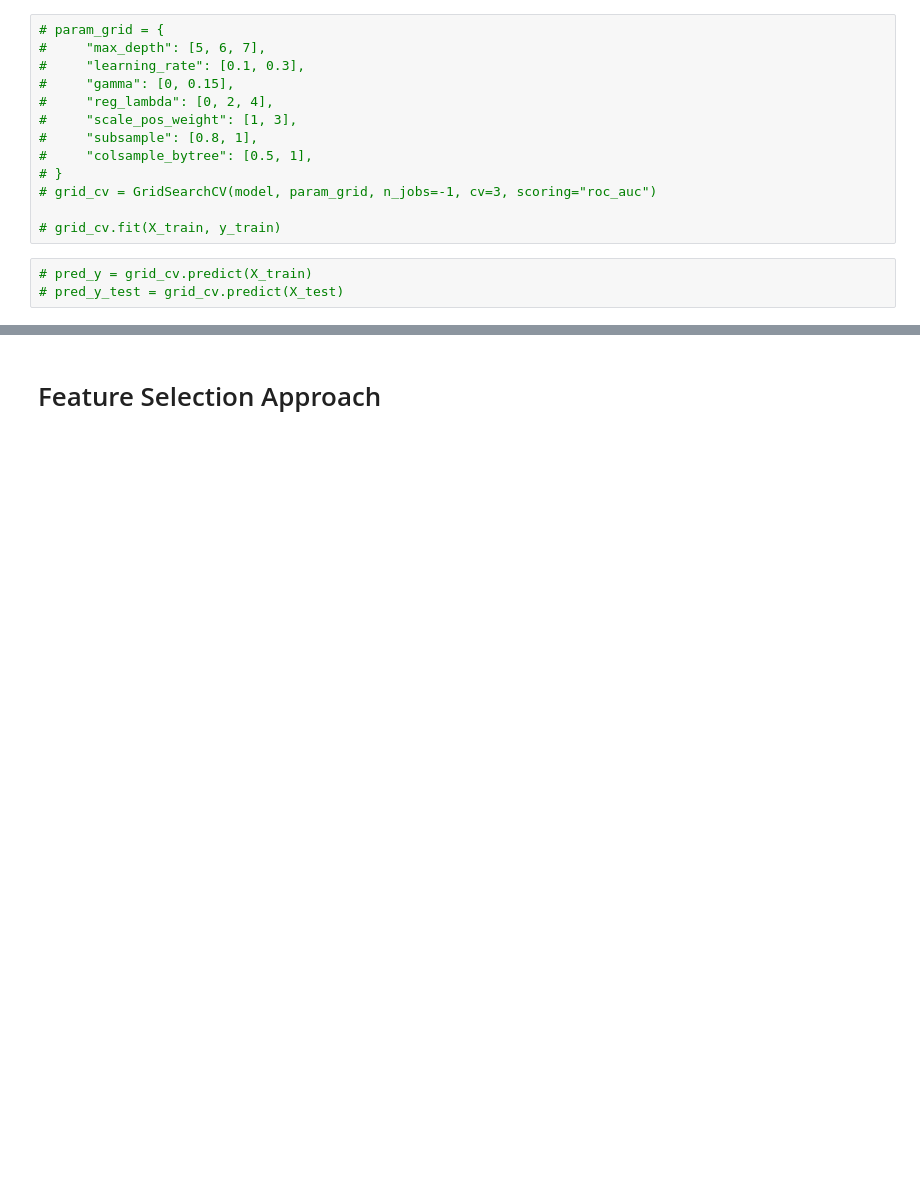
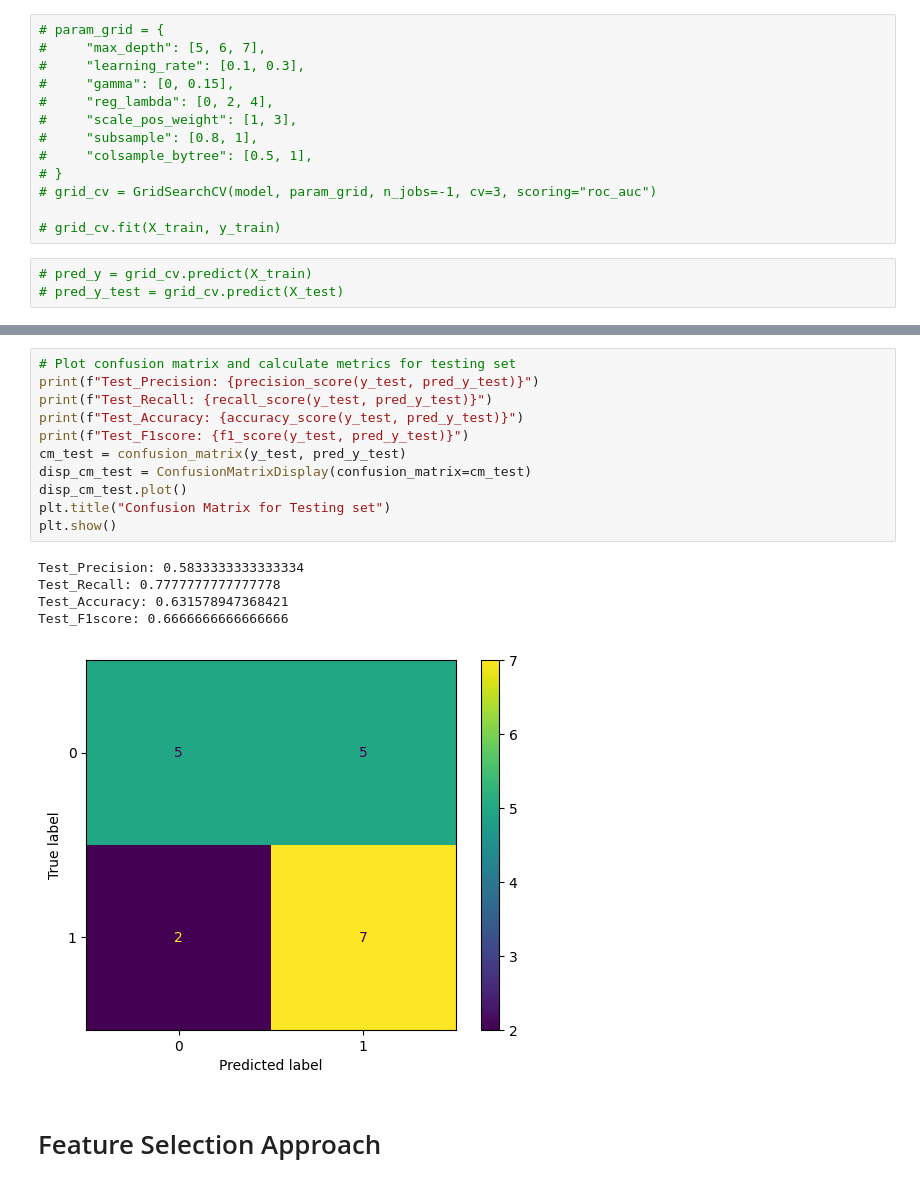
Before and after one commit to trtrgfh/Customer_Analysis, a Jupyter notebook: test.ipynb, the cells around one changed output, grey strips where cells are left out. Drawn from its saved outputs; the diff is of its cells as text; blank space fills up the shorter version.

```diff
--- a/test.ipynb
+++ b/test.ipynb
@@ -77,3 +79,20 @@ Test_acc: 0.631578947368421
+# %%
+# Plot confusion matrix and calculate metrics for testing set
+print(f"Test_Precision: {precision_score(y_test, pred_y_test)}")
+print(f"Test_Recall: {recall_score(y_test, pred_y_test)}")
+print(f"Test_Accuracy: {accuracy_score(y_test, pred_y_test)}")
+print(f"Test_F1score: {f1_score(y_test, pred_y_test)}")
+cm_test = confusion_matrix(y_test, pred_y_test)
+disp_cm_test = ConfusionMatrixDisplay(confusion_matrix=cm_test)
+disp_cm_test.plot()
+plt.title("Confusion Matrix for Testing set")
+plt.show()
+# %% [output]
+Test_Precision: 0.5833333333333334
+Test_Recall: 0.7777777777777778
+Test_Accuracy: 0.631578947368421
+Test_F1score: 0.6666666666666666
+[figure, added]
 # %% [markdown]
 # Feature Selection Approach
 # %%
```
Also changed, not shown: parts of 11 cells of this notebook.
